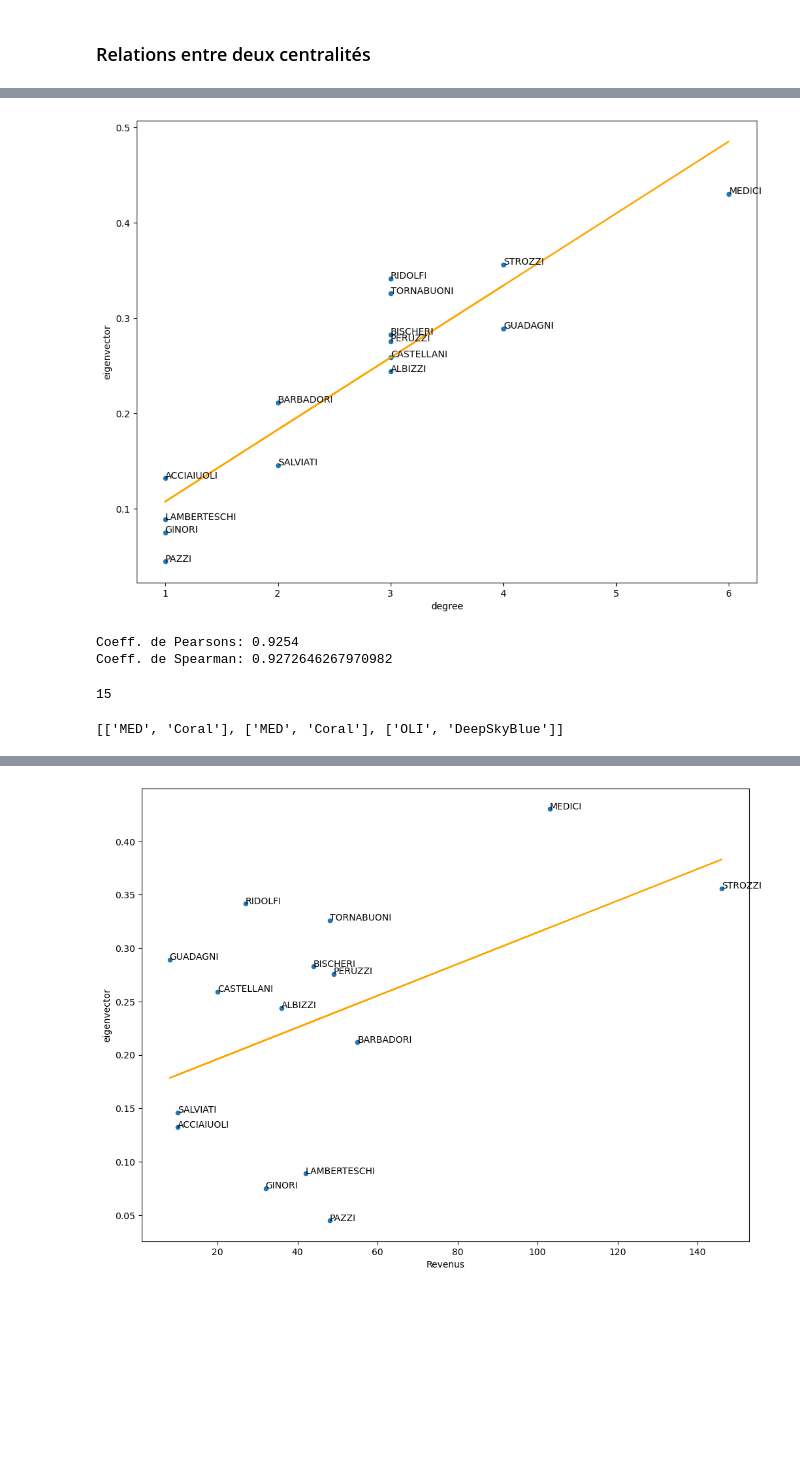
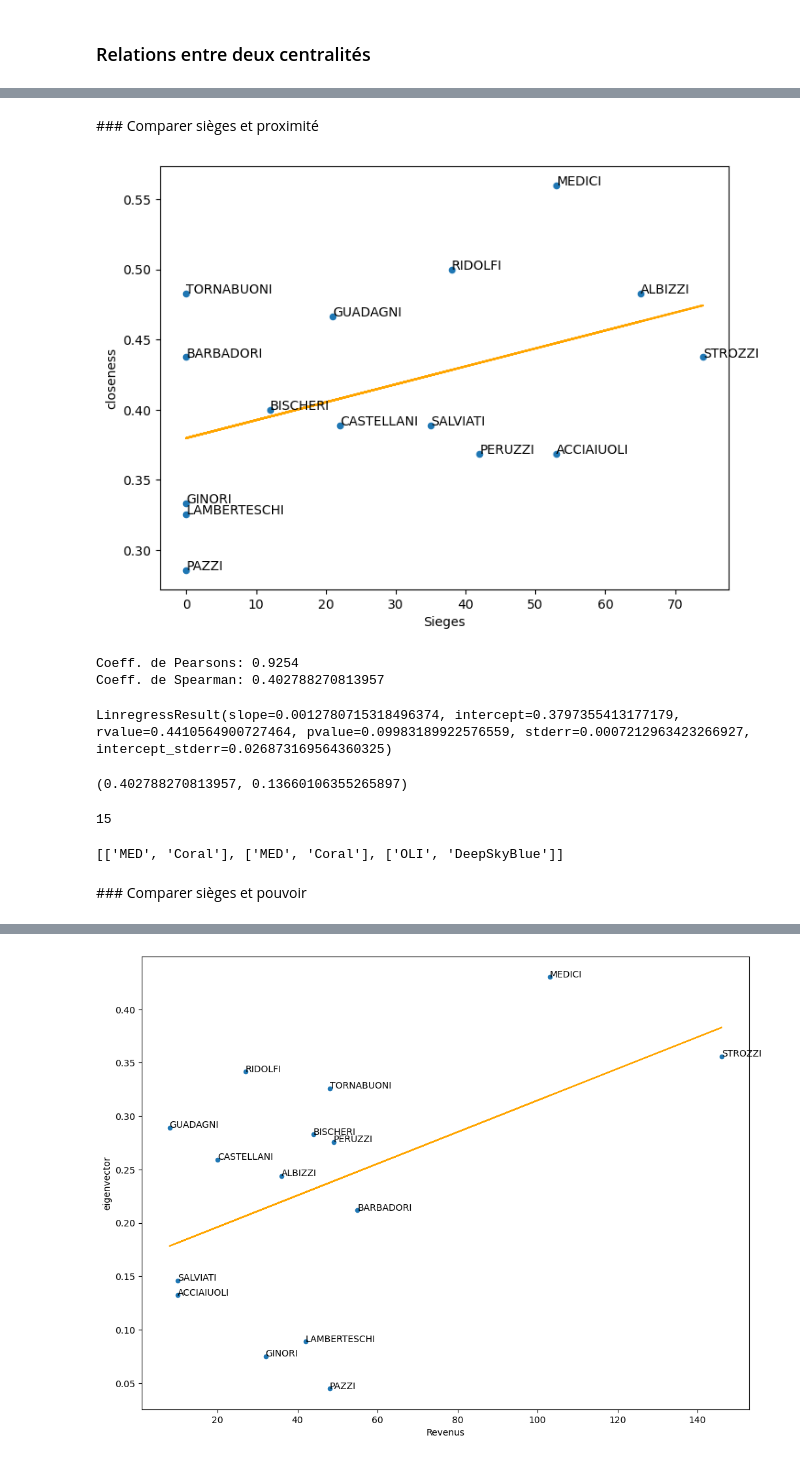
Before and after one commit to Sciences-historiques-numeriques/histoire_numerique_methodes, a Jupyter notebook: analyse_reseaux/reseaux_florence.ipynb, the cells around one changed output, grey strips where cells are left out. Drawn from its saved outputs; the diff is of its cells as text; code cells hidden in the pictures; blank space fills up the shorter version.

```diff
--- a/analyse_reseaux/reseaux_florence.ipynb
+++ b/analyse_reseaux/reseaux_florence.ipynb
@@ -633,23 +551,39 @@ ShapiroResult(statistic=0.8937437534332275, pvalue=0.07641962170600891)
+# %% [markdown]
+### Comparer sièges et proximité
 # %%
-export.plot(x = 'degree', y='eigenvector', kind='scatter',figsize=(12,9))
-for i,row in list(export[['degree','eigenvector']].iterrows()):
-    plt.annotate(i,(row['degree'], row['eigenvector']))
+centrality = 'closeness'
+#centrality = 'eigenvector'
+#centrality = 'betweenness'
 
-x = export['degree']
-y = export['eigenvector']
+export.plot(x = 'Sieges', y=centrality, kind='scatter',figsize=(8,6))
+for i,row in list(export[['Sieges', centrality]].iterrows()):
+    plt.annotate(i,(row['Sieges'], row[centrality]))
+
+x = export['Sieges']
+y = export[centrality]
 # m = slope, b=intercept
 m, b = np.polyfit(x, y, 1)
 plt.plot(x, m*x + b, color='orange')
 plt.show()
 
 print('Coeff. de Pearsons: {}'.format(np.corrcoef(degree, eigenvector)[1][0].round(4)))
-corr_spear = export[['degree','eigenvector']].corr(method="spearman")
-# corr_spear
+corr_spear = export[['Sieges',centrality]].corr(method="spearman")
+
 print('Coeff. de Spearman: {}'.format(corr_spear.iloc[0,1]))
 # %% [output]
-[figure, old version]
+[figure, new version]
 Coeff. de Pearsons: 0.9254
-Coeff. de Spearman: 0.9272646267970982
+Coeff. de Spearman: 0.402788270813957
+# %%
+linregress(x, y)
+# %% [output]
+LinregressResult(slope=0.0012780715318496374, intercept=0.3797355413177179, rvalue=0.4410564900727464, pvalue=0.09983189922576559, stderr=0.0007212963423266927, intercept_stderr=0.026873169564360325)
+# %%
+### https://docs.scipy.org/doc/scipy/reference/generated/scipy.stats.spearmanr.html
+res = stats.spearmanr(x,y)
+res.statistic, res.pvalue
+# %% [output]
+(0.402788270813957, 0.13660106355265897)
 # %%
 node_colors = []
 for n in G.nodes.data():
@@ -665,6 +599,8 @@ node_colors[:3]
 # %% [output]
 15
 [['MED', 'Coral'], ['MED', 'Coral'], ['OLI', 'DeepSkyBlue']]
+# %% [markdown]
+### Comparer sièges et pouvoir
 # %%
 # https://networkx.org/documentation/stable/reference/drawing.html
 plt.figure(figsize = (12,9))
```
Also changed, not shown: parts of 30 cells of this notebook, 2 other files.
